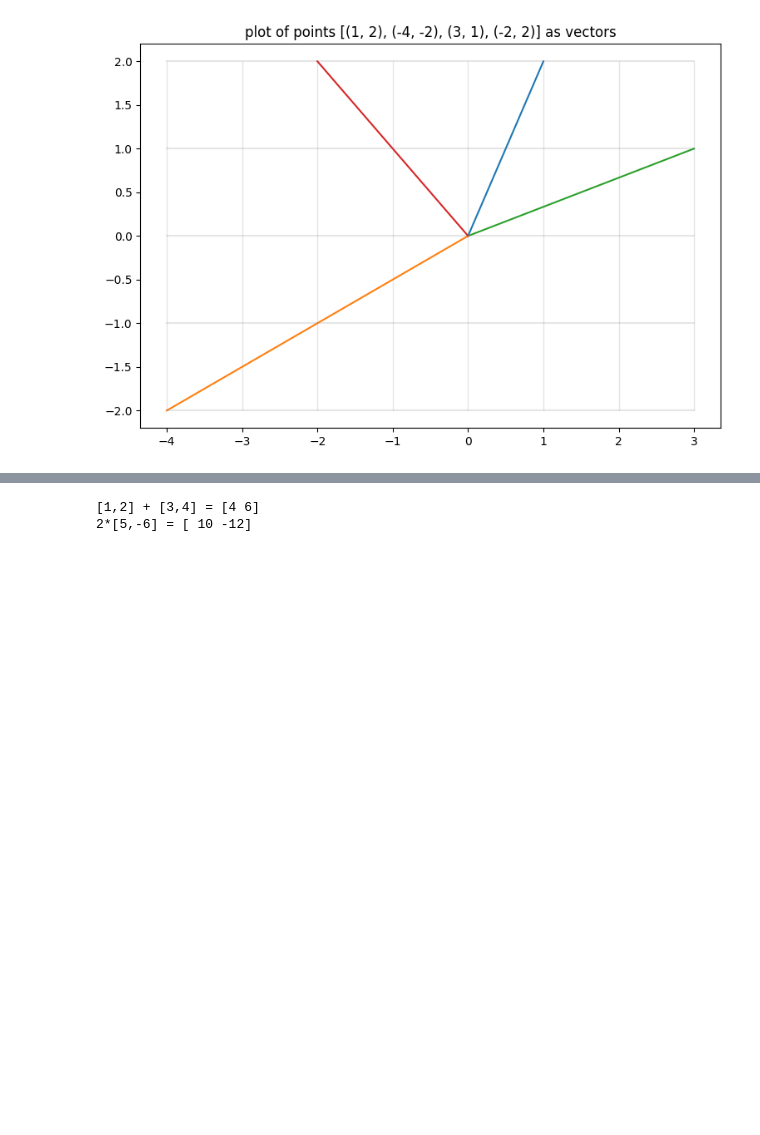
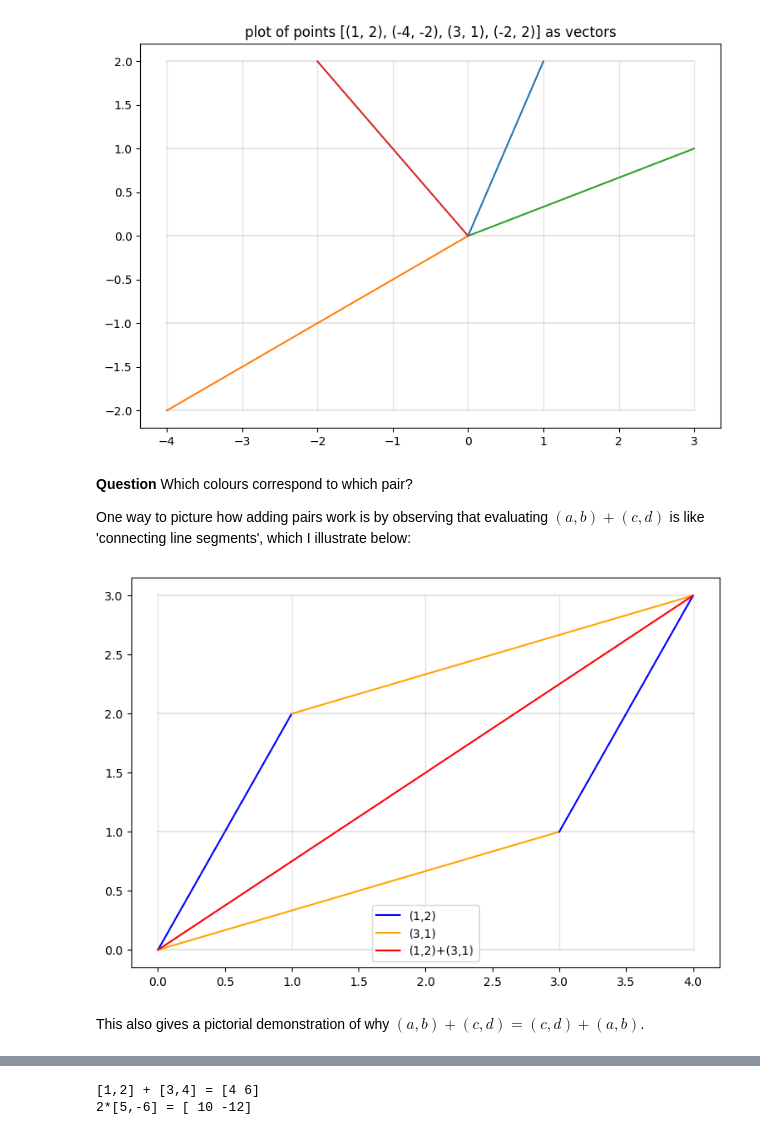
Before and after one commit to soundsflyout/QMATH, a Jupyter notebook: 1-Vectors.ipynb, the cells around one changed output, grey strips where cells are left out. Saved outputs shown, nothing was run; the diff lists cells and outputs as text; code cells hidden in the pictures; blank space fills up the shorter version.

```diff
--- a/1-Vectors.ipynb
+++ b/1-Vectors.ipynb
@@ -146,5 +146,30 @@ for x in range(x_min, x_max+1):
 plt.show()
 # %% [output]
 [figure]
+# %% [markdown]
+**Question** Which colours correspond to which pair?
+
+One way to picture how adding pairs work is by observing that evaluating $(a,b)+(c,d)$ is like 'connecting line segments', which I illustrate below:
+# %%
+points = [(1,2), (3,1)]
+plt.figure(figsize=(9,6))
+sns.lineplot(x=[0, 1], y=[0, 2], c='blue', label='(1,2)')
+sns.lineplot(x=[1,1+3], y=[2, 2+1], c='orange', label='(3,1)')
+
+sns.lineplot(x=[0,3], y=[0,1], c='orange')
+sns.lineplot(x=[3,3+1], y=[1,1+2], c='blue')
+
+sns.lineplot(x=[0,1+3], y=[0, 2+1], c='red', label='(1,2)+(3,1)')
+
+for y in range(0, 3+1):
+    sns.lineplot(x=[0, 4], y=[y,y], c='gray', alpha=0.2)
+for x in range(0, 4+1):
+    sns.lineplot(x=[x,x], y=[0, 3], c='gray', alpha=1)
+
+plt.show()
+# %% [output]
+[figure, added]
+# %% [markdown]
+This also gives a pictorial demonstration of why $(a,b)+(c,d) = (c,d)+(a,b)$.
 # %% [markdown]
 #### How pairs work in python
```
Also changed, not shown: parts of 15 cells of this notebook.
